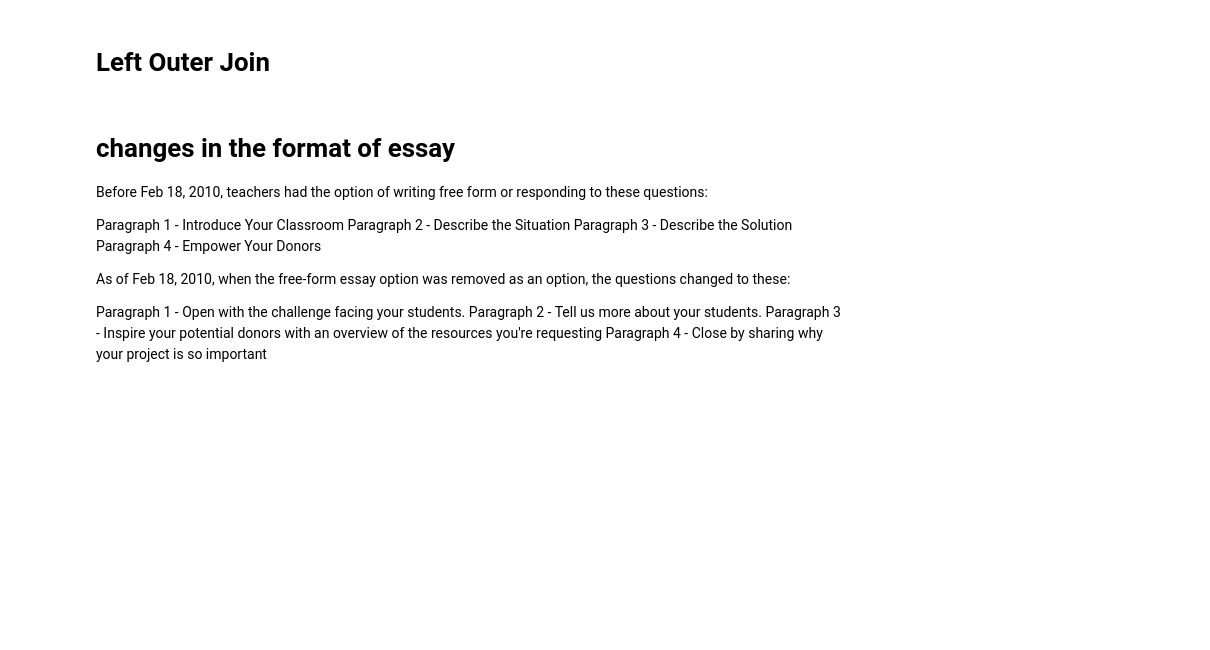
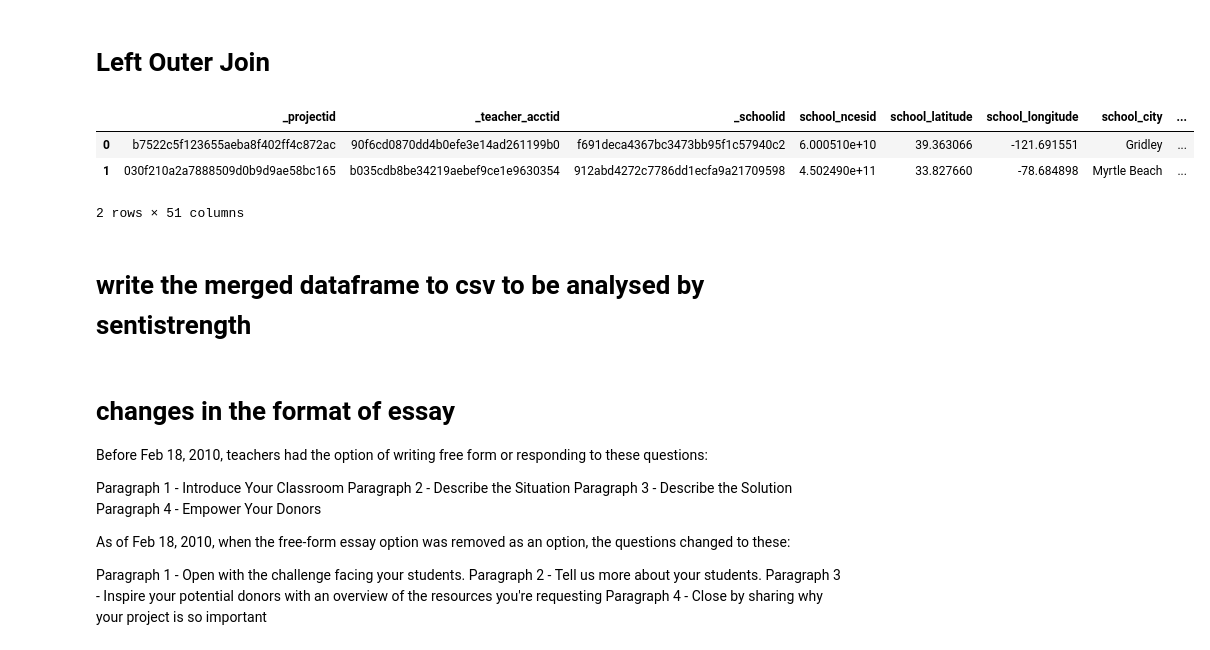
Before and after one commit to Nameetharamachandra/Donors_Project, a Jupyter notebook: Project_essays_Analysis.ipynb, the cells around one changed output. Saved outputs shown, nothing was run; the diff lists cells and outputs as text; code cells hidden in the pictures; blank space fills up the shorter version.

```diff
--- a/Project_essays_Analysis.ipynb
+++ b/Project_essays_Analysis.ipynb
@@ -37,3 +37,12 @@ projects_filtered_after_change.shape
 # %%
 merge_Project_before_change=pd.merge(Projects_filtered_before_change,essays,how='left',left_on=['_projectid'],right_on=['_projectid'])
 merge_Project_after_change=pd.merge(projects_filtered_after_change,essays,how='left',left_on=['_projectid'],right_on=['_projectid'])
+# %%
+merge_Project_before_change.head(2)
+# %% [output]
+|  | _projectid | _teacher_acctid | _schoolid | school_ncesid | school_latitude | school_longitude | school_city | ... |
+| 0 | b7522c5f123655aeba8f402ff4c872ac | 90f6cd0870dd4b0efe3e14ad261199b0 | f691deca4367bc3473bb95f1c57940c2 | 6.000510e+10 | 39.363066 | -121.691551 | Gridley | ... |
+| 1 | 030f210a2a7888509d0b9d9ae58bc165 | b035cdb8be34219aebef9ce1e9630354 | 912abd4272c7786dd1ecfa9a21709598 | 4.502490e+11 | 33.827660 | -78.684898 | Myrtle Beach | ... |
+2 rows × 51 columns
+# %% [markdown]
+# write the merged dataframe to csv to be analysed by sentistrength
```
Also changed, not shown: parts of 14 cells of this notebook, 3 other files.
